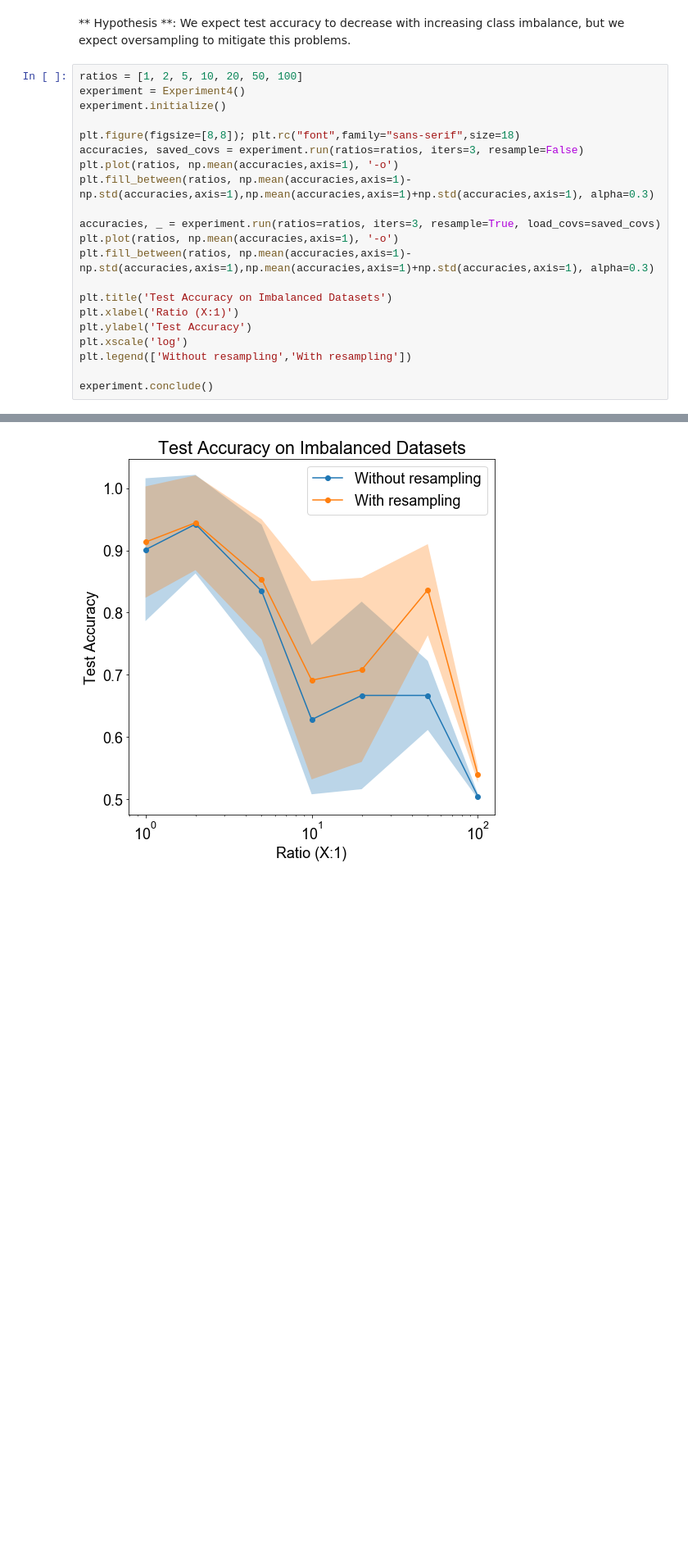
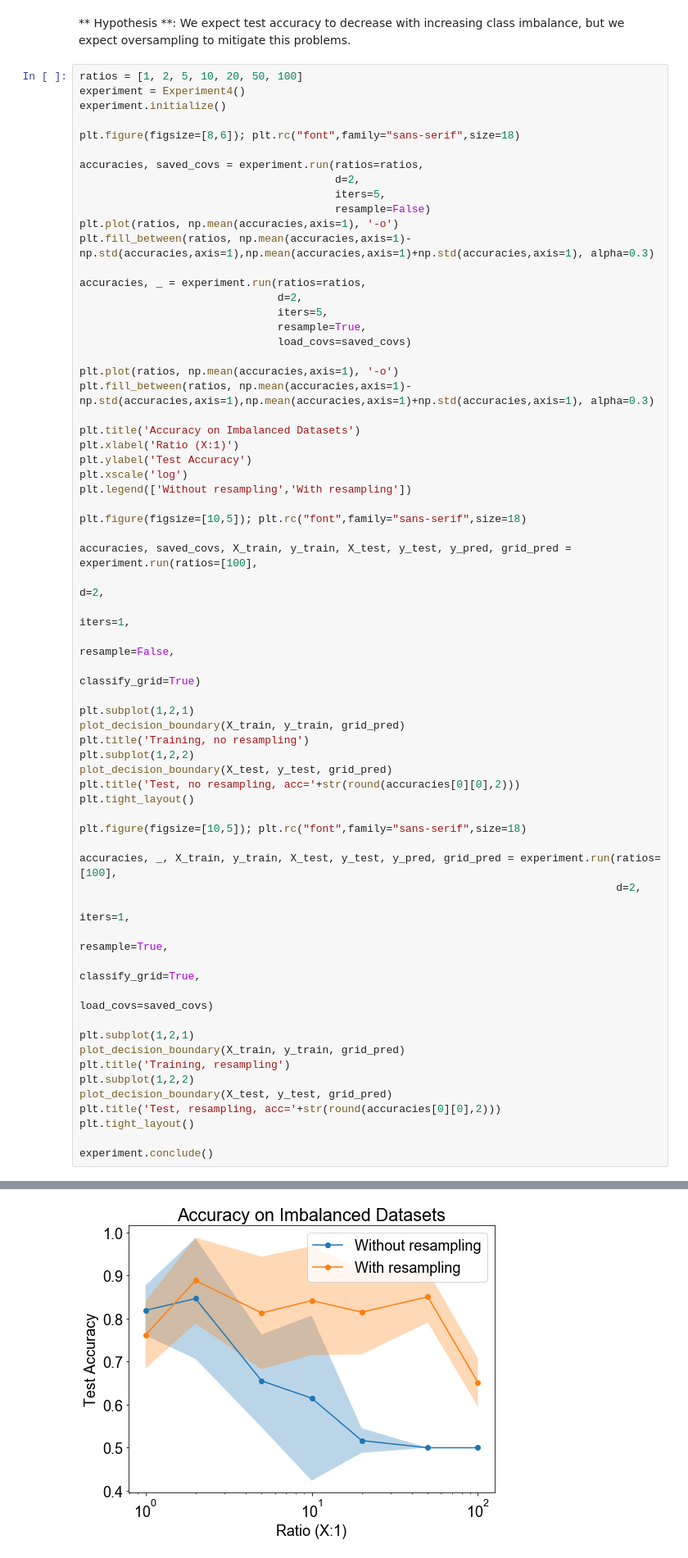
Before and after one commit to abidlabs/AtomsOfDeepLearning, a Jupyter notebook: Atomic Experiments in Deep Learning.ipynb, the cells around one changed output, grey strips where cells are left out. Shown at 82% size. Drawn from its saved outputs; the diff is of its cells as text; blank space fills up the shorter version.

Commit message:
finished experiment 12

```diff
--- a/Atomic Experiments in Deep Learning.ipynb
+++ b/Atomic Experiments in Deep Learning.ipynb
@@ -186,20 +184,62 @@ ratios = [1, 2, 5, 10, 20, 50, 100]
 experiment = Experiment4()
 experiment.initialize()
 
-plt.figure(figsize=[8,8]); plt.rc("font",family="sans-serif",size=18)
-accuracies, saved_covs = experiment.run(ratios=ratios, iters=3, resample=False)
+plt.figure(figsize=[8,6]); plt.rc("font",family="sans-serif",size=18)
+
+accuracies, saved_covs = experiment.run(ratios=ratios,
+                                        d=2,
+                                        iters=5,
+                                        resample=False)
 plt.plot(ratios, np.mean(accuracies,axis=1), '-o')
 plt.fill_between(ratios, np.mean(accuracies,axis=1)-np.std(accuracies,axis=1),np.mean(accuracies,axis=1)+np.std(accuracies,axis=1), alpha=0.3)
 
-accuracies, _ = experiment.run(ratios=ratios, iters=3, resample=True, load_covs=saved_covs)
+accuracies, _ = experiment.run(ratios=ratios,
+                               d=2,
+                               iters=5,
+                               resample=True,
+                               load_covs=saved_covs)
+
 plt.plot(ratios, np.mean(accuracies,axis=1), '-o')
 plt.fill_between(ratios, np.mean(accuracies,axis=1)-np.std(accuracies,axis=1),np.mean(accuracies,axis=1)+np.std(accuracies,axis=1), alpha=0.3)
 
-plt.title('Test Accuracy on Imbalanced Datasets')
+plt.title('Accuracy on Imbalanced Datasets')
 plt.xlabel('Ratio (X:1)')
 plt.ylabel('Test Accuracy')
 plt.xscale('log')
 plt.legend(['Without resampling','With resampling'])
 
+plt.figure(figsize=[10,5]); plt.rc("font",family="sans-serif",size=18)
+
+accuracies, saved_covs, X_train, y_train, X_test, y_test, y_pred, grid_pred = experiment.run(ratios=[100],
+                                                                                             d=2,
+                                                                                             iters=1,
+                                                                                             resample=False,
+                                                                                             classify_grid=True)
+
+plt.subplot(1,2,1)
+plot_decision_boundary(X_train, y_train, grid_pred)
+plt.title('Training, no resampling')
+plt.subplot(1,2,2)
+plot_decision_boundary(X_test, y_test, grid_pred)
+plt.title('Test, no resampling, acc='+str(round(accuracies[0][0],2)))
+plt.tight_layout()
+
+plt.figure(figsize=[10,5]); plt.rc("font",family="sans-serif",size=18)
+
+accuracies, _, X_train, y_train, X_test, y_test, y_pred, grid_pred = experiment.run(ratios=[100],
+                                                                                    d=2,
+                                                                                    iters=1,
+                                                                                    resample=True,
+                                                                                    classify_grid=True,
+                                                                                    load_covs=saved_covs)
+
+plt.subplot(1,2,1)
+plot_decision_boundary(X_train, y_train, grid_pred)
+plt.title('Training, resampling')
+plt.subplot(1,2,2)
+plot_decision_boundary(X_test, y_test, grid_pred)
+plt.title('Test, resampling, acc='+str(round(accuracies[0][0],2)))
+plt.tight_layout()
+
 experiment.conclude()
 # %% [output]
@@ -207 +247 @@ Time needed to run experiment: 110.534 s
-[figure, old version]
+[figure, new version]
```
Also changed, not shown: parts of 81 cells of this notebook, 1 other file.
